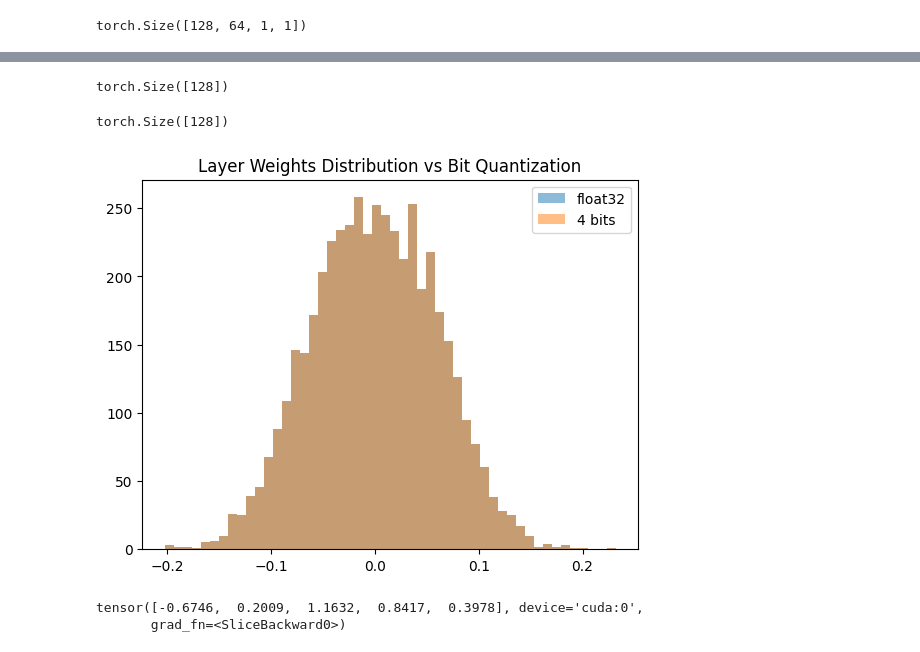
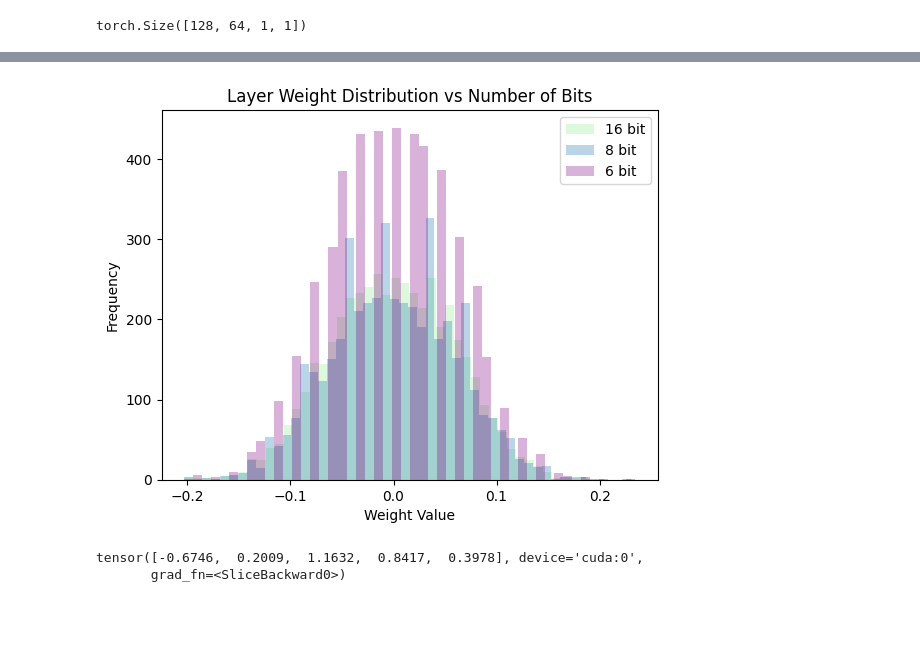
Before and after one commit to rob530wn23/DPVO, a Jupyter notebook: notebooks/test_quantize_library.ipynb, the cells around one changed output, grey strips where cells are left out. Cells and saved outputs as stored; diff of their text form; code cells hidden in the pictures; blank space fills up the shorter version.

```diff
--- a/notebooks/test_quantize_library.ipynb
+++ b/notebooks/test_quantize_library.ipynb
@@ -161,31 +105,31 @@ setting bias to  torch.Size([128])
+# %%
+w8 = w_quantize.copy()
 # %%
 for item in conv_layers:
     getattr(copy_model, item).quantize_params()
-# %%
-copy_model.conv2.bias.shape
-# %% [output]
-torch.Size([128])
-# %%
-extractor.conv2.bias.shape
-# %% [output]
-torch.Size([128])
 # %%
 weights = extractor.conv1.weight.view(-1)
 weights = weights.cpu().detach().numpy()
 
 w_quantize = copy_model.conv1.weight.view(-1)
 w_quantize = w_quantize.cpu().detach().numpy()
 
 
 # # plot weighst as a histogram
 import matplotlib.pyplot as plt
-plt.hist(weights, bins=50, alpha=0.5, label="float32")
-plt.hist(w_quantize, bins=50, alpha=0.5, label="4 bits")
-plt.title("Layer Weights Distribution vs Bit Quantization")
+# plt.hist(weights, bins=50, alpha=0.3, label="float32")
+plt.hist(w16, bins=50, color='lightgreen', alpha=0.3, label="16 bit")
+plt.hist(w8, bins=50, alpha=0.3, label="8 bit")
+plt.hist(w_quantize, bins=50, color="purple", alpha=0.3, label="6 bit")
+
+
+plt.title("Layer Weight Distribution vs Number of Bits")
+plt.xlabel("Weight Value")
+plt.ylabel("Frequency")
 plt.legend()
 plt.show()
 # %% [output]
-[figure, old version]
+[figure, new version]
 # %%
 # import torch.quantization.quantize_fx as quantize_fx
 # import copy
```
Also changed, not shown: parts of 15 cells of this notebook, 3 other files.
